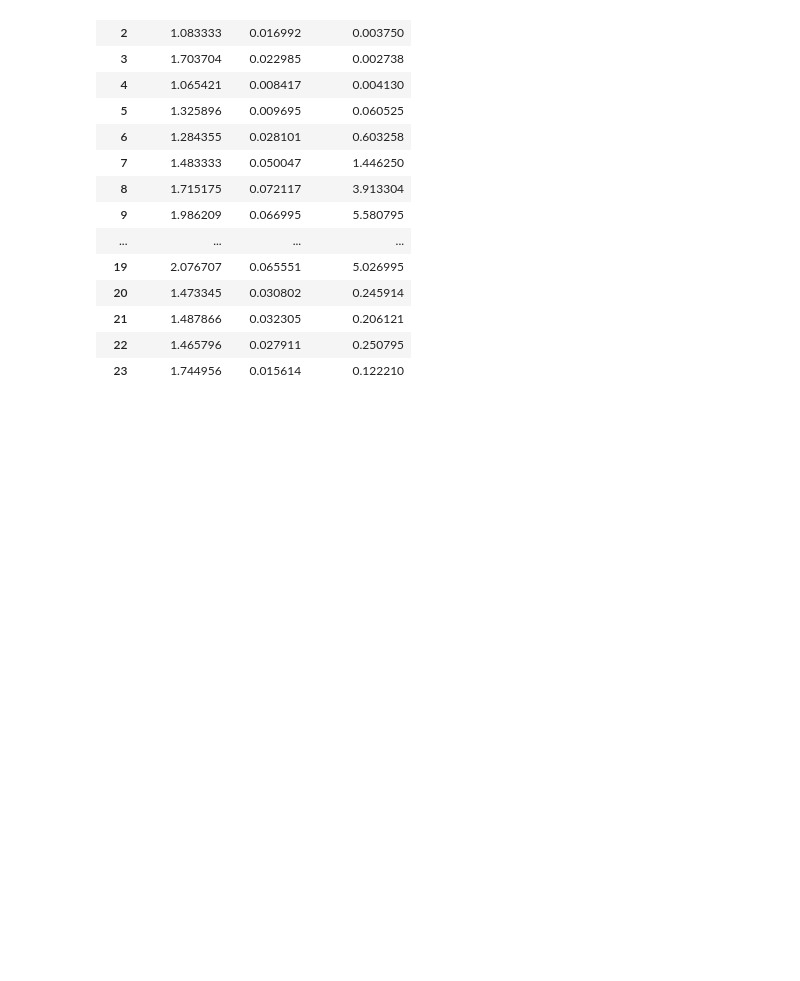
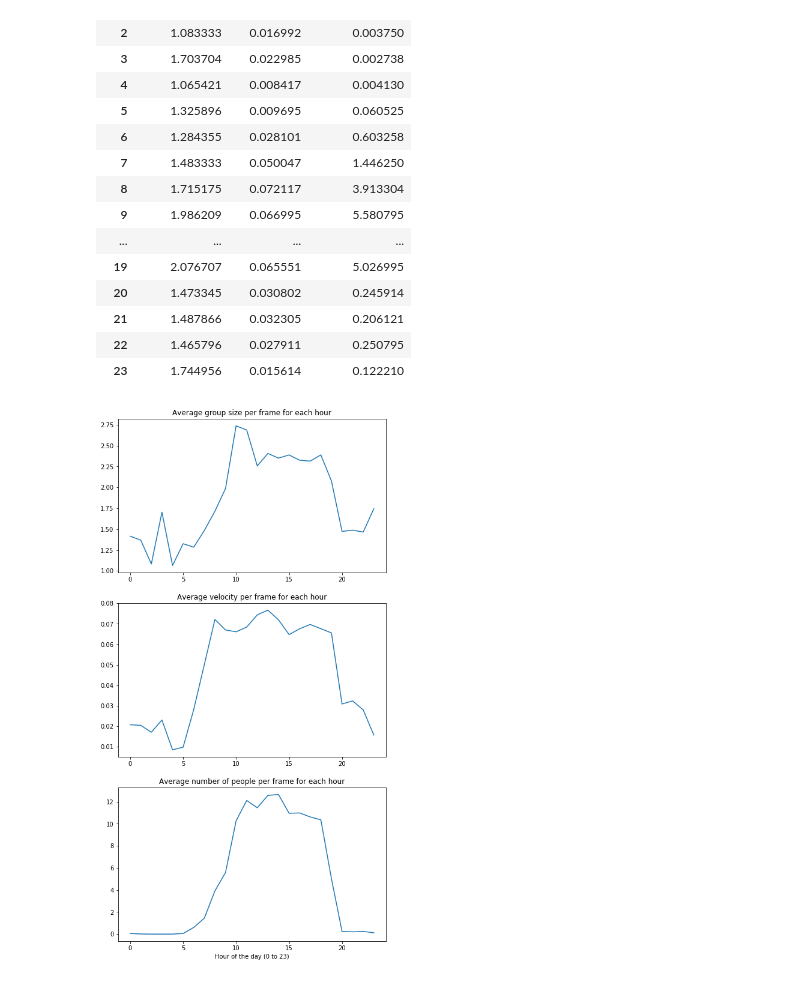
Before and after one commit to stephenslater/Crowd-Dynamics, a Jupyter notebook: notebooks/HistoricalComparison.ipynb, the cells around one changed output. Drawn from its saved outputs; the diff is of its cells as text; code cells hidden in the pictures; blank space fills up the shorter version.

Commit message:
Plotted per-frame averages of historical data, transposed saved npz file

```diff
--- a/notebooks/HistoricalComparison.ipynb
+++ b/notebooks/HistoricalComparison.ipynb
@@ -139,7 +139,8 @@ summed_df.drop(columns=['Unnamed: 0', 'sum_num_people', 'sum_num_groups',
                         'sum_window_velocities', 'sum_num_velocities'],
                inplace=True)
 # %%
-data = np.array([summed_df['avg_group_size'], summed_df['avg_velocity'], summed_df['avg_num_people']])
+# Store data as 24x3 matrix
+data = np.array([summed_df['avg_group_size'], summed_df['avg_velocity'], summed_df['avg_num_people']]).T
 # %%
 np.savez('frame_averages.npz', data=data)
 # %%
@@ -188,3 +188,22 @@ summed_df
 | 21 | 1.487866 | 0.032305 | 0.206121 |
 | 22 | 1.465796 | 0.027911 | 0.250795 |
 | 23 | 1.744956 | 0.015614 | 0.122210 |
+# %%
+times = range(24)
+# %%
+fig, axes = plt.subplots(3, 1, figsize=(8, 16))
+
+axes[0].plot(times, data[:, 0])
+axes[0].set_title('Average group size per frame for each hour')
+# axes[0].set_xlabel('Hour of the day (0 to 23)')
+
+axes[1].plot(times, data[:, 1])
+axes[1].set_title('Average velocity per frame for each hour')
+# axes[1].set_xlabel('Hour of the day (0 to 23)')
+
+axes[2].plot(times, data[:, 2])
+axes[2].set_title('Average number of people per frame for each hour')
+axes[2].set_xlabel('Hour of the day (0 to 23)')
+fig.savefig('perframeanalytics.png')
+# %% [output]
+[figure, added]
```
Also changed, not shown: parts of 1 cell of this notebook.
